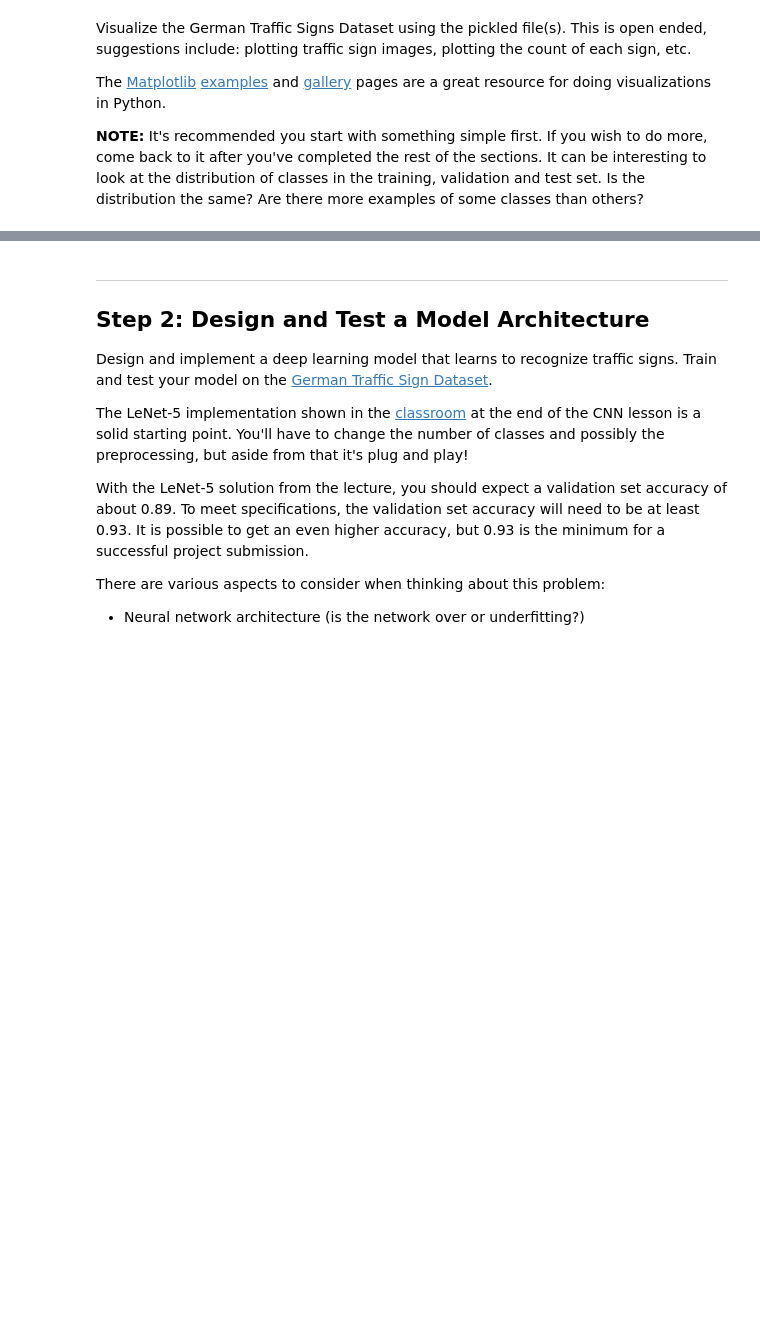
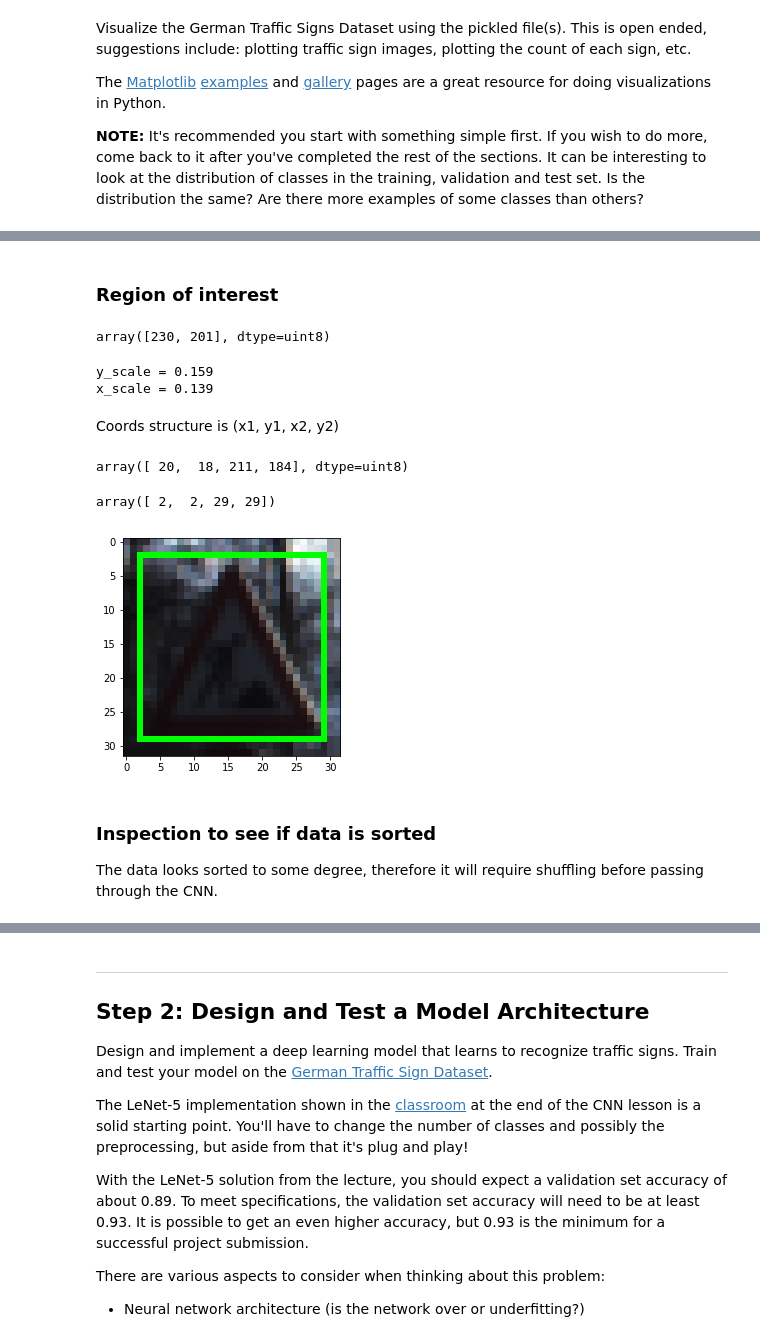
Before and after one commit to adriantorrie/udacity_sdcnd_project_2_traffic_sign_classifier, a Jupyter notebook: Traffic_Sign_Classifier.ipynb, the cells around one changed output, grey strips where cells are left out. Drawn from its saved outputs; the diff is of its cells as text; code cells hidden in the pictures; blank space fills up the shorter version.

```diff
--- a/Traffic_Sign_Classifier.ipynb
+++ b/Traffic_Sign_Classifier.ipynb
@@ -122,2 +193,39 @@ plt.show()
+# %% [markdown]
+### Region of interest
+# %%
+train['sizes'][EXAMPLE_IMG_INDEX]
+# %% [output]
+array([230, 201], dtype=uint8)
+# %%
+x_scale, y_scale = 32 / train['sizes'][EXAMPLE_IMG_INDEX]
+print("y_scale = {:.3f}\nx_scale = {:.3f}".format(y_scale, x_scale))
+# %% [output]
+y_scale = 0.159
+x_scale = 0.139
+# %% [markdown]
+Coords structure is (x1, y1, x2, y2)
+# %%
+train['coords'][EXAMPLE_IMG_INDEX]
+# %% [output]
+array([ 20,  18, 211, 184], dtype=uint8)
+# %%
+x1, x2 = [int(train['coords'][EXAMPLE_IMG_INDEX][i] * x_scale) for i in (0, 2)]
+# %%
+y1, y2 = [int(train['coords'][EXAMPLE_IMG_INDEX][i] * y_scale) for i in (1, 3)]
+# %%
+np.array([x1, y1, x2, y2])
+# %% [output]
+array([ 2,  2, 29, 29])
+# %%
+img = cv2.rectangle(img, (x1, y1), (x2, y2), [0, 255,0])
+plt.imshow(img)
+plt.show()
+# %% [output]
+[figure, added]
+# %% [markdown]
+### Inspection to see if data is sorted
+
+The data looks sorted to some degree, therefore it will require shuffling before passing through the
+CNN.
 # %%
 y_train[:9]
```
Also changed, not shown: parts of 44 cells of this notebook, 4 other files.
